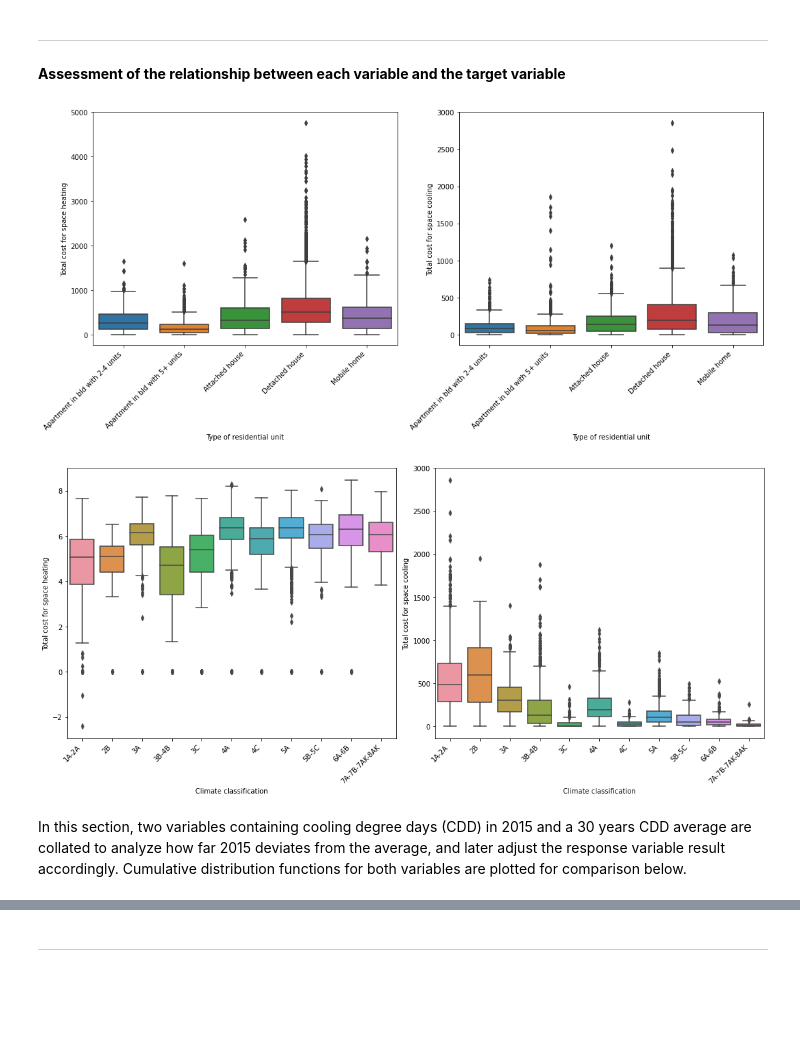
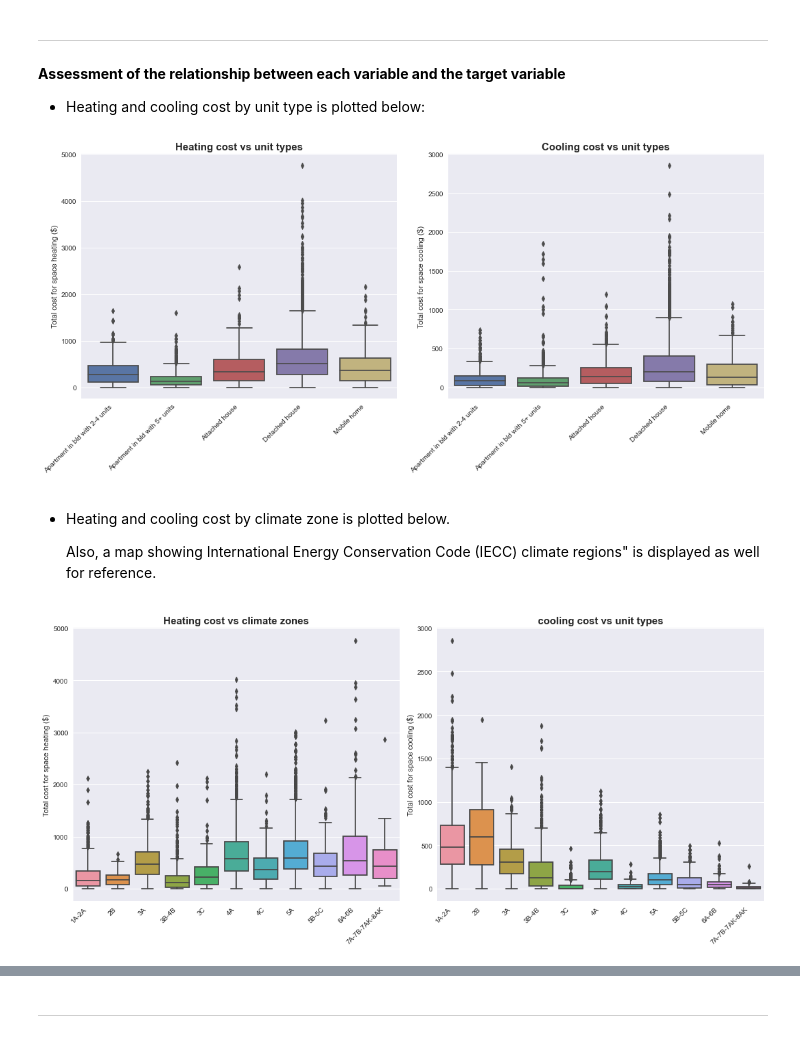
Before and after one commit to jvrnuno/Capstone-2, a Jupyter notebook: notebooks/2_JNT_exploratory_data_analysis.ipynb, the cells around one changed output, grey strips where cells are left out. Saved outputs shown, nothing was run; the diff lists cells and outputs as text; code cells hidden in the pictures; blank space fills up the shorter version.

Commit message:
Add more variable analysis

```diff
--- a/notebooks/2_JNT_exploratory_data_analysis.ipynb
+++ b/notebooks/2_JNT_exploratory_data_analysis.ipynb
@@ -61,3 +62,5 @@ df.head()
 ---
 # %% [markdown]
 **Assessment of the relationship between each variable and the target variable**
+
+- Heating and cooling cost by unit type is plotted below:
@@ -68,42 +75,46 @@ fig = plt.figure(figsize=(15,7), dpi=72)
 plt.subplot(1,2,1)
 sns.boxplot(x='TYPEHUQ', y='TOTALDOLSPH', data=df)
 plt.xticks(rotation=45, horizontalalignment='right')
-plt.xlabel('Type of residential unit')
-plt.ylabel('Total cost for space heating')
-#plt.ylim(-10, 2000)
-#plt.yscale('log')
+plt.title('Heating cost vs unit types', weight='bold').set_fontsize('15')
+plt.ylabel('Total cost for space heating ($)')
+plt.xlabel('')
 
 
 plt.subplot(1,2,2)
 sns.boxplot(x='TYPEHUQ', y='DOLELCOL', data=df)
 plt.xticks(rotation=45, horizontalalignment='right')
-plt.ylabel('Total cost for space cooling')
-plt.xlabel('Type of residential unit')
+plt.title('Cooling cost vs unit types', weight='bold').set_fontsize('15')
+plt.ylabel('Total cost for space cooling ($)')
+plt.xlabel('')
 
 plt.tight_layout()
 plt.show()
 # %% [output]
-[figure, old version]
+[figure, new version]
+# %% [markdown]
+- Heating and cooling cost by climate zone is plotted below.
+
+    Also, a map showing International Energy Conservation Code (IECC) climate regions" is displayed as well for reference.
 # %%
 # Creates the figure
 fig = plt.figure(figsize=(15,7), dpi=72)
 
 plt.subplot(1,2,1)
-sns.boxplot(x='IECC_CLIMATE_PUB', y='TOTALDOLSPH_log', data=df)
+sns.boxplot(x='IECC_CLIMATE_PUB', y='TOTALDOLSPH', data=df)
 plt.xticks(rotation=45, horizontalalignment='right')
-plt.xlabel('Climate classification')
-plt.ylabel('Total cost for space heating')
-#plt.ylim(-10, 2000)
-#plt.yscale('log')
+plt.title('Heating cost vs climate zones', weight='bold').set_fontsize('15')
+plt.ylabel('Total cost for space heating ($)')
+plt.xlabel('')
 
 
 plt.subplot(1,2,2)
 sns.boxplot(x='IECC_CLIMATE_PUB', y='DOLELCOL', data=df)
 plt.xticks(rotation=45, horizontalalignment='right')
-plt.ylabel('Total cost for space cooling')
-plt.xlabel('Climate classification')
+plt.title('cooling cost vs unit types', weight='bold').set_fontsize('15')
+plt.ylabel('Total cost for space cooling ($)')
+plt.xlabel('')
 
 plt.tight_layout()
 plt.show()
 # %% [output]
-[figure, old version]
+[figure, new version]
@@ -114,2 +120,0 @@ plt.style.use('seaborn')
-# %% [markdown]
-In this section, two variables containing cooling degree days (CDD) in 2015 and a 30 years CDD average are collated to analyze how far 2015 deviates from the average, and later adjust the response variable result accordingly. Cumulative distribution functions for both variables are plotted for comparison below.
```
Also changed, not shown: parts of 28 cells of this notebook, 1 other file.
